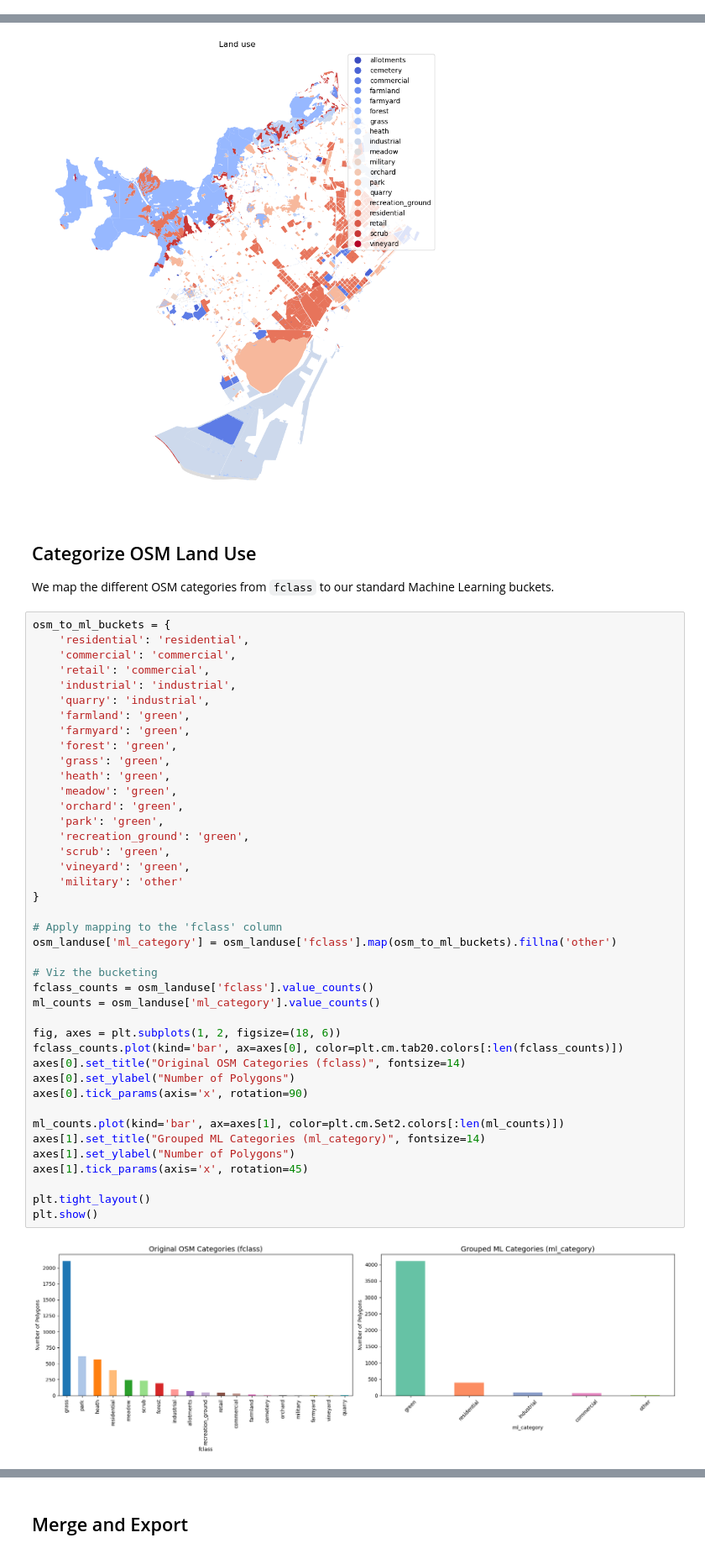
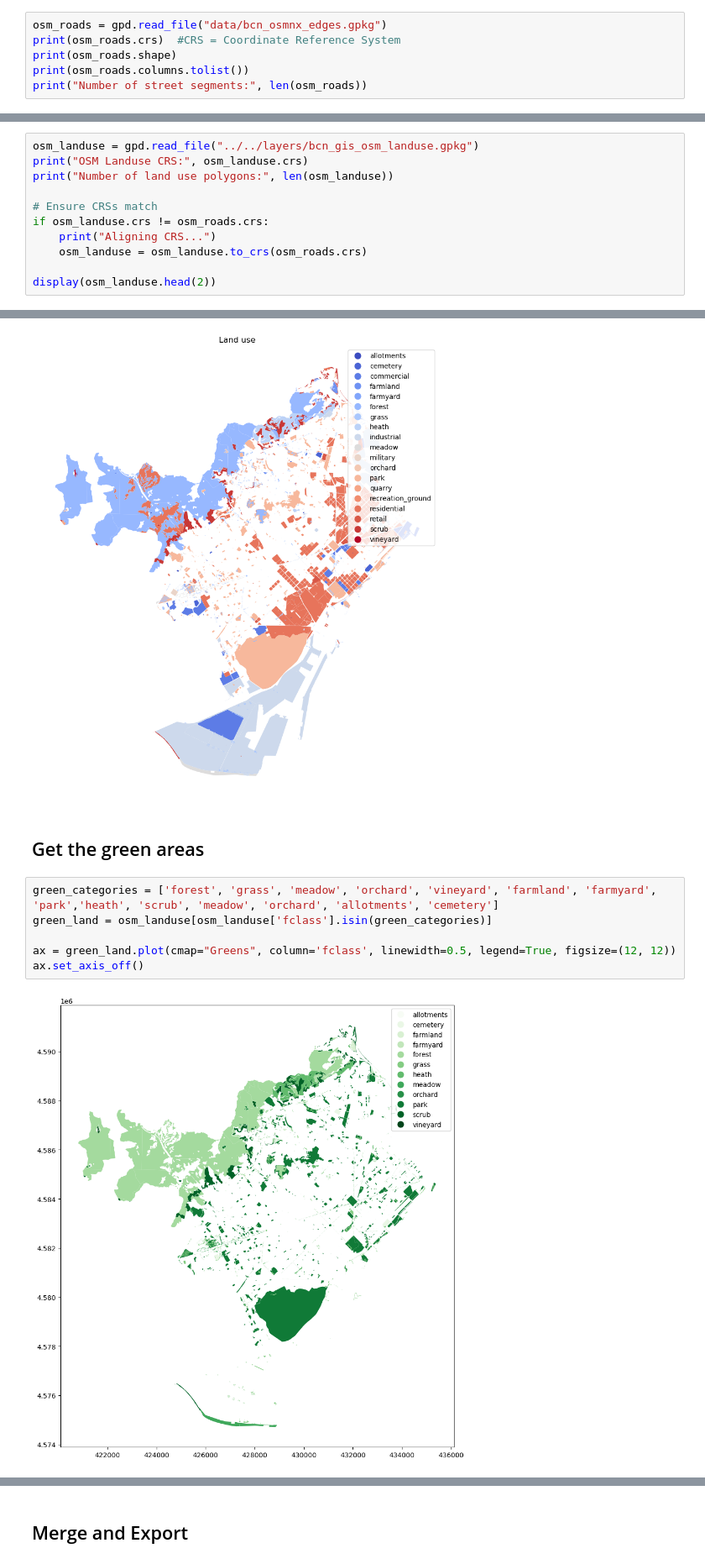
Before and after one commit to AndreaCutroni/ML-Noise-Prediction, a Jupyter notebook: notebooks/_elena/OSM_landuse.ipynb, the cells around one changed output, grey strips where cells are left out. Shown at 84% size. Cells and saved outputs as stored; diff of their text form.

Commit message:
Add green space and calculate canyon height with catastral height

```diff
--- a/notebooks/_elena/OSM_landuse.ipynb
+++ b/notebooks/_elena/OSM_landuse.ipynb
@@ -35,0 +11,6 @@ Number of land use polygons: 4676
+# %%
+osm_roads = gpd.read_file("data/bcn_osmnx_edges.gpkg")
+print(osm_roads.crs)  #CRS = Coordinate Reference System
+print(osm_roads.shape)
+print(osm_roads.columns.tolist())
+print("Number of street segments:", len(osm_roads))
@@ -35,0 +24,11 @@ Number of land use polygons: 4676
+# %%
+osm_landuse = gpd.read_file("../../layers/bcn_gis_osm_landuse.gpkg")
+print("OSM Landuse CRS:", osm_landuse.crs)
+print("Number of land use polygons:", len(osm_landuse))
+
+# Ensure CRSs match
+if osm_landuse.crs != osm_roads.crs:
+    print("Aligning CRS...")
+    osm_landuse = osm_landuse.to_crs(osm_roads.crs)
+
+display(osm_landuse.head(2))
@@ -40,49 +45,13 @@ ax.set_axis_off()
 # %% [output]
 [figure]
 # %% [markdown]
-## Categorize OSM Land Use
-We map the different OSM categories from `fclass` to our standard Machine Learning buckets.
+## Get the green areas
 # %%
-osm_to_ml_buckets = {
-    'residential': 'residential',
-    'commercial': 'commercial',
-    'retail': 'commercial',
-    'industrial': 'industrial',
-    'quarry': 'industrial',
-    'farmland': 'green',
-    'farmyard': 'green',
-    'forest': 'green',
-    'grass': 'green',
-    'heath': 'green',
-    'meadow': 'green',
-    'orchard': 'green',
-    'park': 'green',
-    'recreation_ground': 'green',
-    'scrub': 'green',
-    'vineyard': 'green',
-    'military': 'other'
-}
+green_categories = ['forest', 'grass', 'meadow', 'orchard', 'vineyard', 'farmland', 'farmyard', 'park','heath', 'scrub', 'meadow', 'orchard', 'allotments', 'cemetery']
+green_land = osm_landuse[osm_landuse['fclass'].isin(green_categories)]
 
-# Apply mapping to the 'fclass' column
-osm_landuse['ml_category'] = osm_landuse['fclass'].map(osm_to_ml_buckets).fillna('other')
-
-# Viz the bucketing
-fclass_counts = osm_landuse['fclass'].value_counts()
-ml_counts = osm_landuse['ml_category'].value_counts()
-
-fig, axes = plt.subplots(1, 2, figsize=(18, 6))
-fclass_counts.plot(kind='bar', ax=axes[0], color=plt.cm.tab20.colors[:len(fclass_counts)])
-axes[0].set_title("Original OSM Categories (fclass)", fontsize=14)
-axes[0].set_ylabel("Number of Polygons")
-axes[0].tick_params(axis='x', rotation=90)
-
-ml_counts.plot(kind='bar', ax=axes[1], color=plt.cm.Set2.colors[:len(ml_counts)])
-axes[1].set_title("Grouped ML Categories (ml_category)", fontsize=14)
-axes[1].set_ylabel("Number of Polygons")
-axes[1].tick_params(axis='x', rotation=45)
-
-plt.tight_layout()
-plt.show()
+ax = green_land.plot(cmap="Greens", column='fclass', linewidth=0.5, legend=True, figsize=(12, 12))
+ax.set_axis_off()
 # %% [output]
-[figure, old version]
+[figure, new version]
 # %% [markdown]
```
Also changed, not shown: parts of 10 cells of this notebook, 13 other files.
